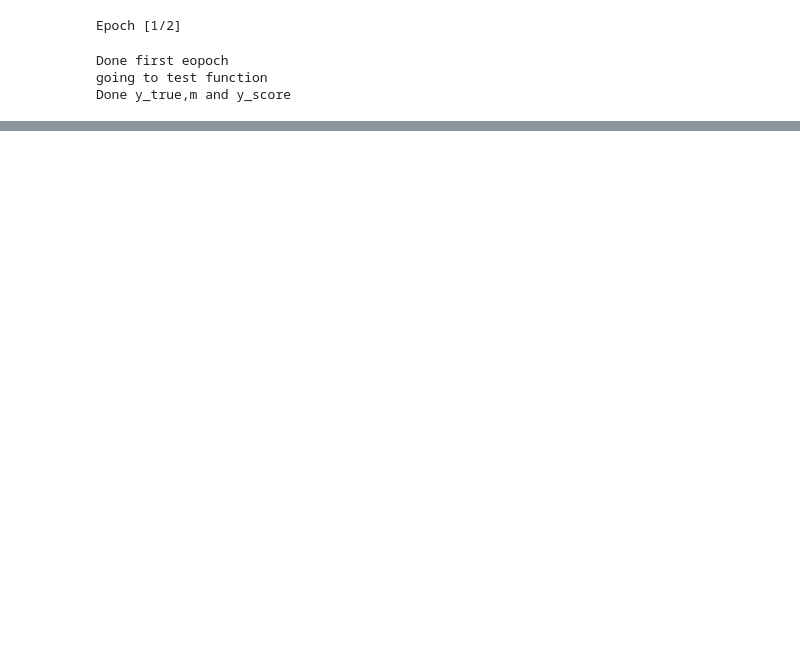
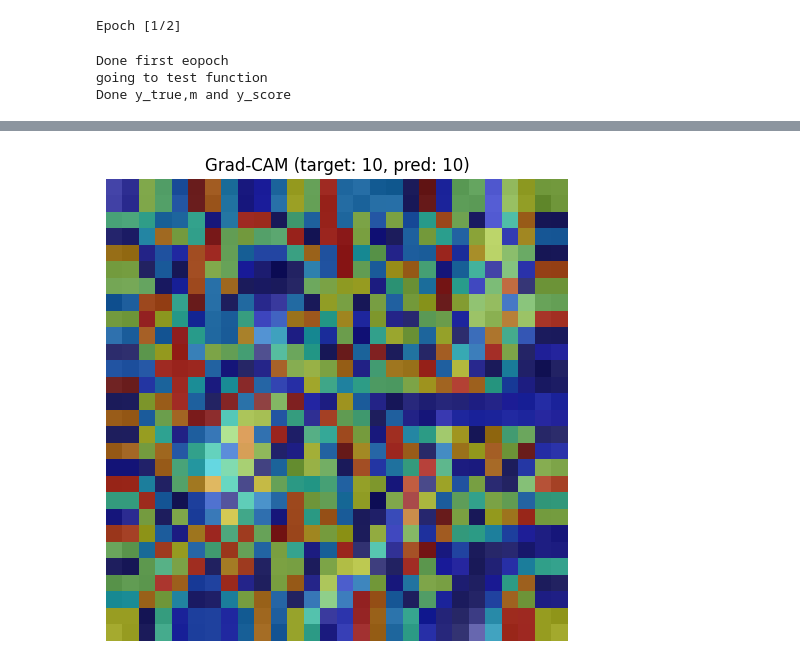
Before and after one commit to Manasa0120/Med-ViT-3D, a Jupyter notebook: Final_code.ipynb, the cells around one changed output, grey strips where cells are left out. Cells and saved outputs as stored; diff of their text form; code cells hidden in the pictures; blank space fills up the shorter version.

```diff
--- a/Final_code.ipynb
+++ b/Final_code.ipynb
@@ -924,0 +1177,69 @@ Done y_true,m and y_score
+# %%
+import torch
+import torch.nn.functional as F
+import matplotlib.pyplot as plt
+from torchvision.transforms.functional import to_pil_image
+from torchcam.methods import GradCAM
+from torchcam.utils import overlay_mask
+
+# === Prepare your model ===
+model.eval()
+device = torch.device("cuda" if torch.cuda.is_available() else "cpu")
+
+# Choose a target layer name from your model — ltb3 is good
+target_layer = "ltb3"
+
+# Initialize GradCAM
+cam_extractor = GradCAM(model, target_layer=target_layer)
+
+# === Pick one test sample ===
+inputs, targets = next(iter(test_loader))
+inputs = inputs.to(device)
+input_tensor = inputs[0].unsqueeze(0)  # [1, C, D, H, W]
+target_class = targets[0].item()
+
+# === Forward pass and CAM generation ===
+output = model(input_tensor)
+pred_class = output.argmax(dim=1).item()
+
+# Generate CAM
+cams = cam_extractor(pred_class, output)
+cam = cams[0]
+
+if cam.dim() == 3:
+    cam = cam.unsqueeze(0).unsqueeze(0)  # → [1, 1, D, H, W]
+elif cam.dim() == 4:
+    cam = cam.unsqueeze(0)               # → [1, 1, D, H, W]
+# === Interpolate CAM to match input size ===
+target_shape = input_tensor.shape[2:]  # [D, H, W]
+cam_upsampled = F.interpolate(cam, size=target_shape, mode="trilinear", align_corners=False)
+
+cam_volume = cam_upsampled.squeeze().cpu()  # [D, H, W]
+
+
+# === Normalize input volume ===
+input_volume = input_tensor.squeeze().cpu()  # [D, H, W]
+input_volume = (input_volume - input_volume.min()) / (input_volume.max() - input_volume.min())
+
+# === Choose center slice ===
+slice_idx = input_volume.shape[0] // 2
+input_slice = input_volume[slice_idx]  # [H, W]
+cam_slice = cam_volume[slice_idx]      # [H, W]
+
+# Normalize CAM slice
+cam_slice = (cam_slice - cam_slice.min()) / (cam_slice.max() - cam_slice.min())
+
+# Convert grayscale input to RGB for overlay
+input_pil = input_pil.convert("RGB")
+
+# === Overlay CAM ===
+overlay = overlay_mask(input_pil, cam_pil, alpha=0.5)
+
+# === Plot result ===
+plt.figure(figsize=(6, 6))
+plt.imshow(overlay)
+plt.title(f"Grad-CAM (target: {target_class}, pred: {pred_class})")
+plt.axis('off')
+plt.show()
+# %% [output]
+[figure, added]
```
Also changed, not shown: parts of 49 cells of this notebook.
